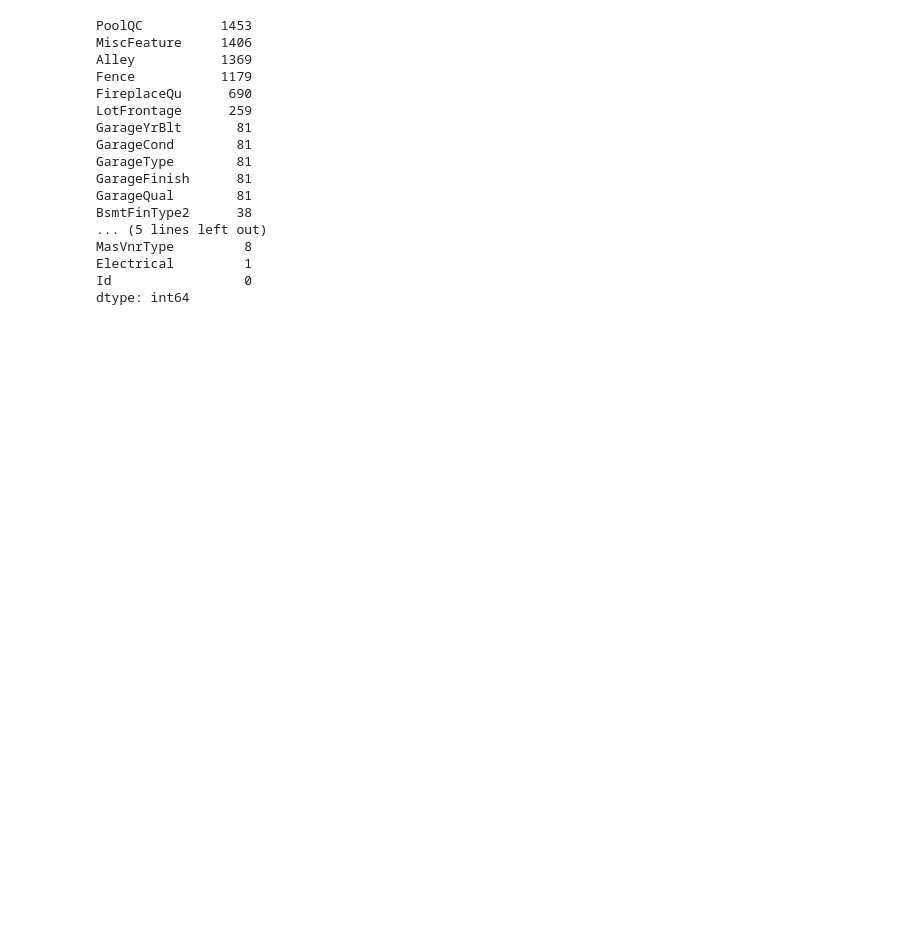
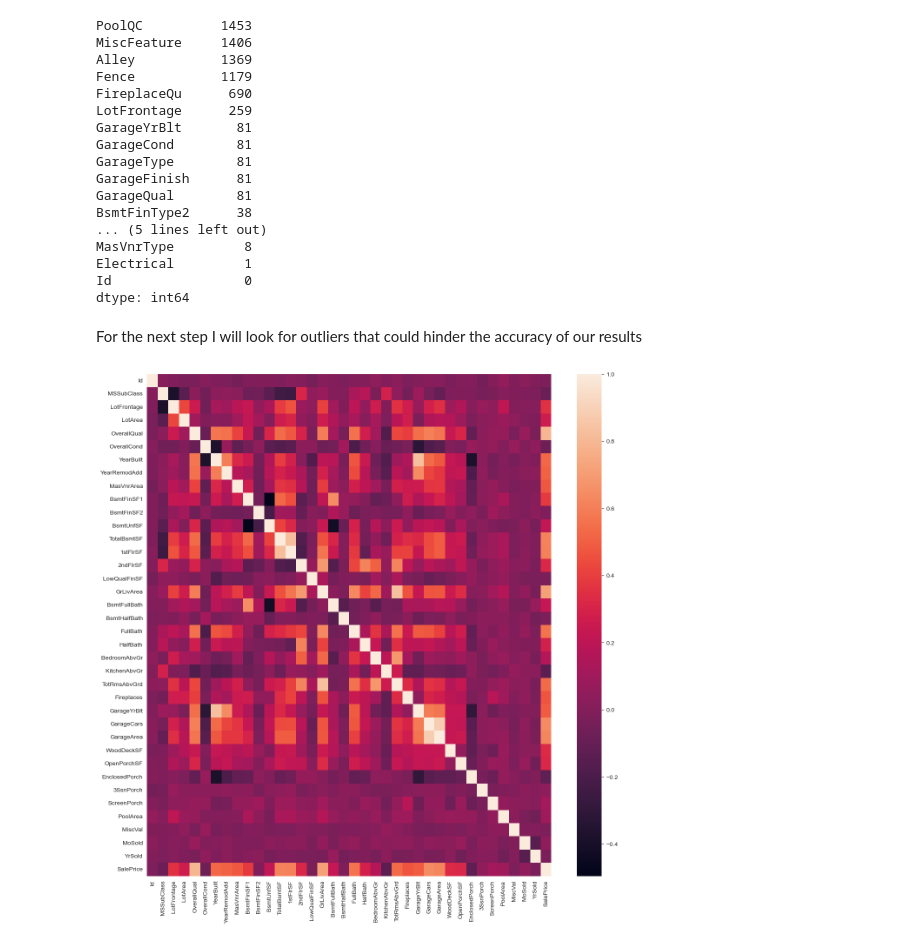
Before and after one commit to DKF-92/Machine-Learning-Comp, a Jupyter notebook: Housing_Dataset/housing_NB.ipynb, the cells around one changed output. Saved outputs shown, nothing was run; the diff lists cells and outputs as text; code cells hidden in the pictures; blank space fills up the shorter version.

```diff
--- a/Housing_Dataset/housing_NB.ipynb
+++ b/Housing_Dataset/housing_NB.ipynb
@@ -128,3 +128,12 @@ MasVnrType         8
 Electrical         1
 Id                 0
 dtype: int64
+# %% [markdown]
+For the next step I will look for outliers that could hinder the accuracy of our results
+# %%
+# Creates a Correlation map
+plt.figure(figsize=(15,15))
+sns.heatmap(df_train.corr())
+plt.show()
+# %% [output]
+[figure, added]
```
Also changed, not shown: parts of 9 cells of this notebook.
